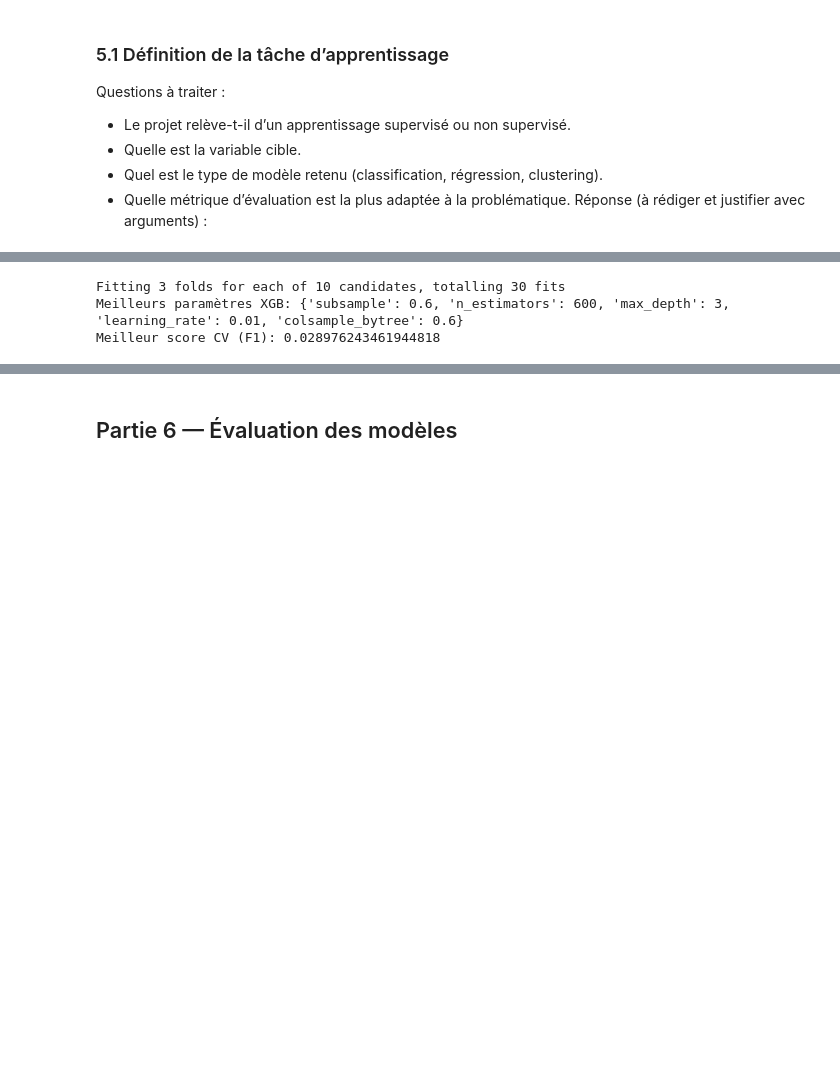
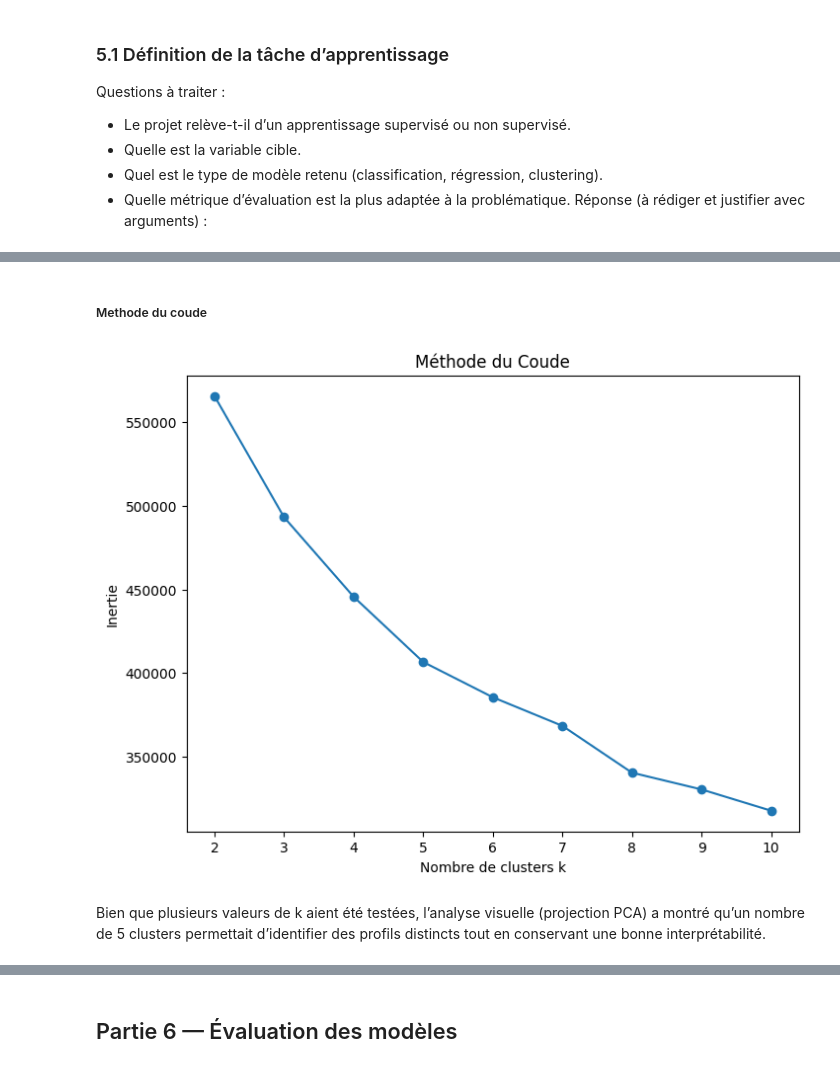
Before and after one commit to mahmoudbhs/Analyse-de-donn-es-et-ML, a Jupyter notebook: Rapport_final.ipynb, the cells around one changed output, grey strips where cells are left out. Drawn from its saved outputs; the diff is of its cells as text; code cells hidden in the pictures; blank space fills up the shorter version.

```diff
--- a/Rapport_final.ipynb
+++ b/Rapport_final.ipynb
@@ -971,40 +681,32 @@ weighted avg     0.9700    0.6613    0.7832     75004
-# %%
-from sklearn.model_selection import RandomizedSearchCV
-from xgboost import XGBClassifier
-
-xgb_base = XGBClassifier(
-    objective="binary:logistic",
-    eval_metric="aucpr",
-    scale_pos_weight=scale_pos_weight,
-    random_state=42,
-    n_jobs=-1
-)
-
-param_dist_xgb = {
-    "n_estimators": [200, 400, 600],
-    "max_depth": [3, 5, 7],
-    "learning_rate": [0.01, 0.05, 0.1],
-    "subsample": [0.6, 0.8, 1.0],
-    "colsample_bytree": [0.6, 0.8, 1.0],
-}
-
-search_xgb = RandomizedSearchCV(
-    xgb_base,
-    param_distributions=param_dist_xgb,
-    n_iter=10,
-    scoring="f1",     # ou "recall"
-    cv=3,
-    verbose=1,
-    n_jobs=-1,
-    random_state=42
-)
-
-search_xgb.fit(X_train, y_train)
-
-print("Meilleurs paramètres XGB:", search_xgb.best_params_)
-print("Meilleur score CV (F1):", search_xgb.best_score_)
-best_xgb = search_xgb.best_estimator_
-# %% [output]
-Fitting 3 folds for each of 10 candidates, totalling 30 fits
-Meilleurs paramètres XGB: {'subsample': 0.6, 'n_estimators': 600, 'max_depth': 3, 'learning_rate': 0.01, 'colsample_bytree': 0.6}
-Meilleur score CV (F1): 0.028976243461944818
+# %% [markdown]
+##### Methode du coude
+# %%
+from sklearn.cluster import KMeans
+from sklearn.preprocessing import StandardScaler
+from sklearn.metrics import silhouette_score
+
+#Préparation des données
+X = client_data.drop(["Customer_ID"],axis=1)
+scaler = StandardScaler()
+X_scaled = scaler.fit_transform(X)
+
+#Calcul de l'inertie pour différents k
+inertia = []
+K_range = range(2, 11)
+
+for k in K_range:
+    kmeans = KMeans(n_clusters=k, random_state=42)
+    kmeans.fit(X_scaled)
+    inertia.append(kmeans.inertia_)
+
+#Graphique du coude
+plt.figure(figsize=(8,6))
+plt.plot(K_range, inertia, marker='o')
+plt.title("Méthode du Coude")
+plt.xlabel("Nombre de clusters k")
+plt.ylabel("Inertie")
+plt.show()
+# %% [output]
+[figure, added]
+# %% [markdown]
+Bien que plusieurs valeurs de k aient été testées, l’analyse visuelle (projection PCA) a montré qu’un nombre de 5 clusters permettait d’identifier des profils distincts tout en conservant une bonne interprétabilité.
```
Also changed, not shown: parts of 63 cells of this notebook, 2 other files.
